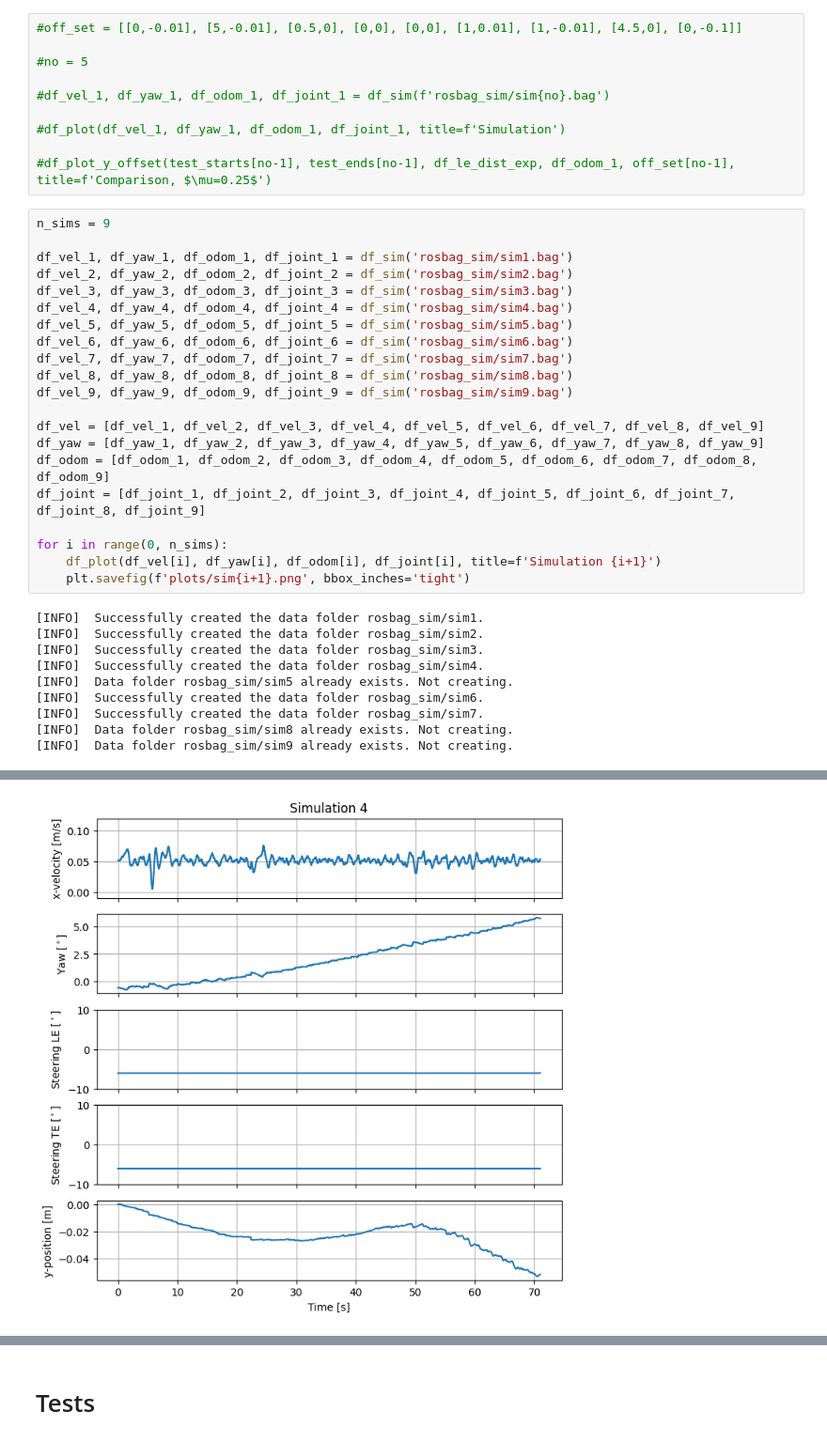
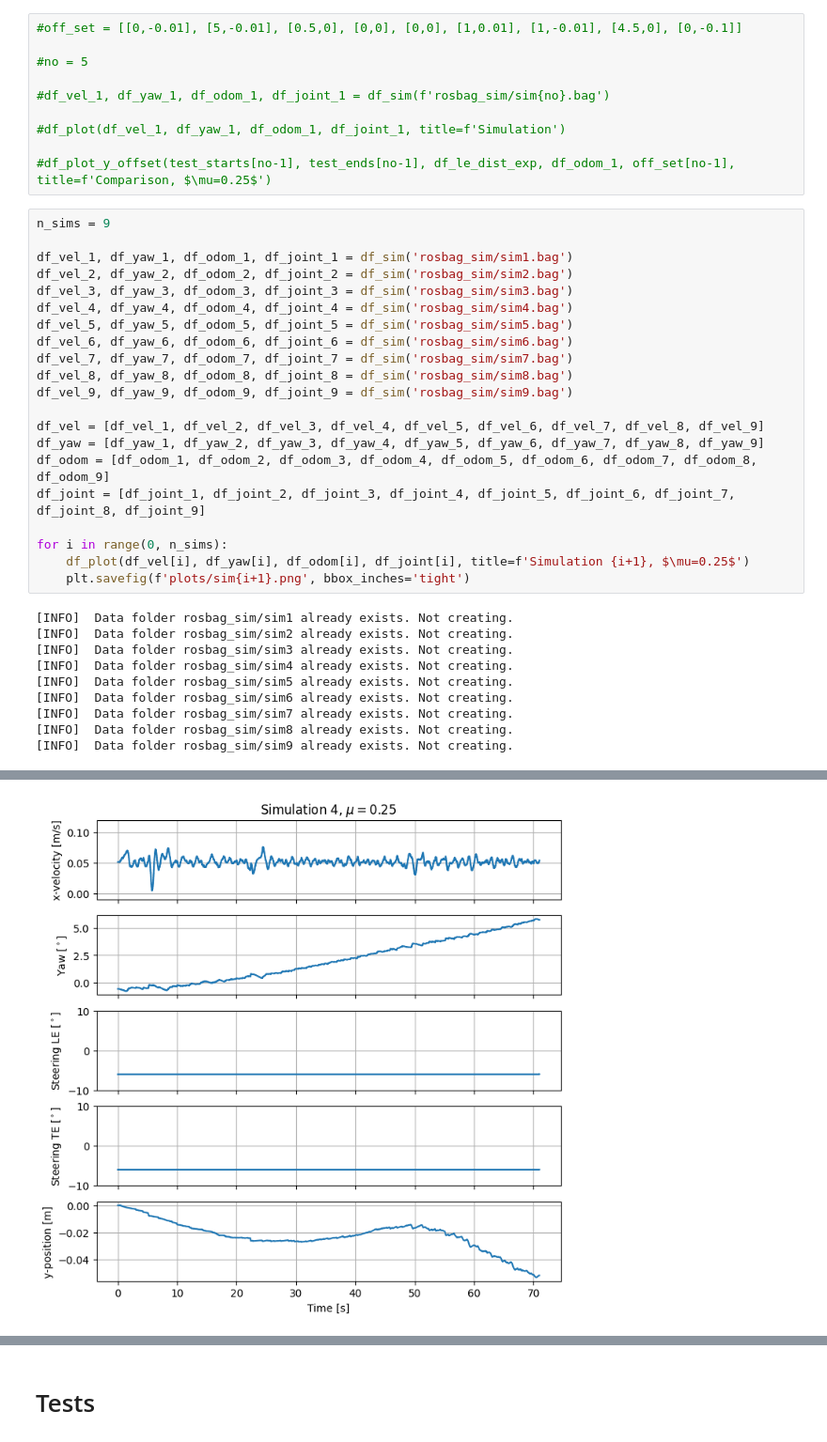
Before and after one commit to robotengineer123/RR-RobotSim, a Jupyter notebook: dataprocessing.ipynb, the cells around one changed output, grey strips where cells are left out. Shown at 94% size. Cells and saved outputs as stored; diff of their text form.

```diff
--- a/dataprocessing.ipynb
+++ b/dataprocessing.ipynb
@@ -136,15 +136,15 @@ df_odom = [df_odom_1, df_odom_2, df_odom_3, df_odom_4, df_odom_5, df_odom_6, df_
 df_joint = [df_joint_1, df_joint_2, df_joint_3, df_joint_4, df_joint_5, df_joint_6, df_joint_7, df_joint_8, df_joint_9]
 
 for i in range(0, n_sims):
-    df_plot(df_vel[i], df_yaw[i], df_odom[i], df_joint[i], title=f'Simulation {i+1}')
+    df_plot(df_vel[i], df_yaw[i], df_odom[i], df_joint[i], title=f'Simulation {i+1}, $\mu=0.25$')
     plt.savefig(f'plots/sim{i+1}.png', bbox_inches='tight')
 # %% [output]
-[INFO]  Successfully created the data folder rosbag_sim/sim1.
-[INFO]  Successfully created the data folder rosbag_sim/sim2.
-[INFO]  Successfully created the data folder rosbag_sim/sim3.
-[INFO]  Successfully created the data folder rosbag_sim/sim4.
+[INFO]  Data folder rosbag_sim/sim1 already exists. Not creating.
+[INFO]  Data folder rosbag_sim/sim2 already exists. Not creating.
+[INFO]  Data folder rosbag_sim/sim3 already exists. Not creating.
+[INFO]  Data folder rosbag_sim/sim4 already exists. Not creating.
 [INFO]  Data folder rosbag_sim/sim5 already exists. Not creating.
-[INFO]  Successfully created the data folder rosbag_sim/sim6.
-[INFO]  Successfully created the data folder rosbag_sim/sim7.
+[INFO]  Data folder rosbag_sim/sim6 already exists. Not creating.
+[INFO]  Data folder rosbag_sim/sim7 already exists. Not creating.
 [INFO]  Data folder rosbag_sim/sim8 already exists. Not creating.
 [INFO]  Data folder rosbag_sim/sim9 already exists. Not creating.
@@ -154 +154 @@ for i in range(0, n_sims):
-[figure, old version]
+[figure, new version]
```
Also changed, not shown: parts of 10 cells of this notebook, 2 other files.
